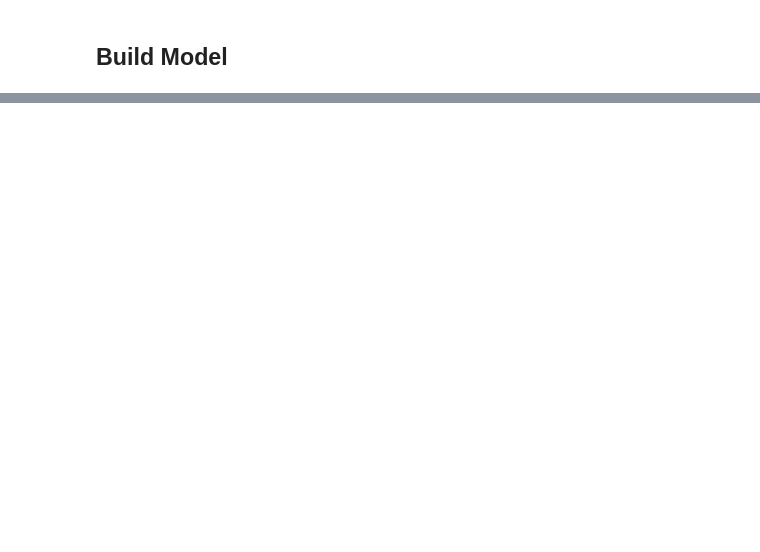
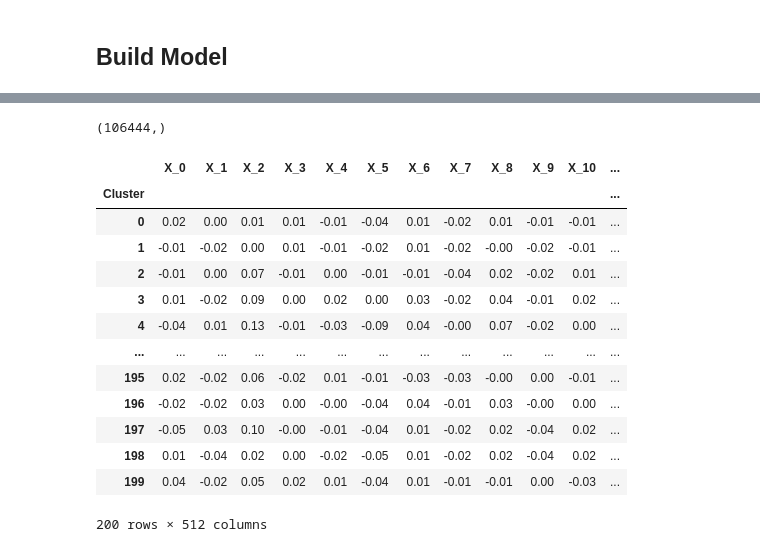
Before and after one commit to freedomszeto/WeChatCompetition_2021, a Jupyter notebook: WeChat_Data_competition_Freedom.ipynb, the cells around one changed output, grey strips where cells are left out. Cells and saved outputs as stored; diff of their text form; code cells hidden in the pictures; blank space fills up the shorter version.

```diff
--- a/WeChat_Data_competition_Freedom.ipynb
+++ b/WeChat_Data_competition_Freedom.ipynb
@@ -335,0 +363,9 @@ Hello
+# %%
+# DATA PROCESSING
+
+X = df_feed_embeddings_X.iloc[:,1:].values
+X = np.nan_to_num(X)
+
+# sc = StandardScaler()
+# cluster_data = sc.fit_transform(X)
+# print(cl('Cluster data samples : ', attrs = ['bold']), cluster_data[:5])
@@ -335,0 +399,27 @@ Hello
+# %%
+###K-means clustering
+clusters = 200
+model = KMeans(n_clusters=clusters)
+model.fit(X)
+model.labels_.shape
+# %% [output]
+(106444,)
+# %%
+###Clustering result
+df_feed_embeddings_X["Cluster"] = model.labels_
+df_feed_embeddings_X.iloc[:,1:].groupby('Cluster').mean().round(2)
+# %% [output]
+|  | X_0 | X_1 | X_2 | X_3 | X_4 | X_5 | X_6 | X_7 | X_8 | X_9 | X_10 | ... |
+| Cluster |  |  |  |  |  |  |  |  |  |  |  | ... |
+| 0 | 0.02 | 0.00 | 0.01 | 0.01 | -0.01 | -0.04 | 0.01 | -0.02 | 0.01 | -0.01 | -0.01 | ... |
+| 1 | -0.01 | -0.02 | 0.00 | 0.01 | -0.01 | -0.02 | 0.01 | -0.02 | -0.00 | -0.02 | -0.01 | ... |
+| 2 | -0.01 | 0.00 | 0.07 | -0.01 | 0.00 | -0.01 | -0.01 | -0.04 | 0.02 | -0.02 | 0.01 | ... |
+| 3 | 0.01 | -0.02 | 0.09 | 0.00 | 0.02 | 0.00 | 0.03 | -0.02 | 0.04 | -0.01 | 0.02 | ... |
+| 4 | -0.04 | 0.01 | 0.13 | -0.01 | -0.03 | -0.09 | 0.04 | -0.00 | 0.07 | -0.02 | 0.00 | ... |
+| ... | ... | ... | ... | ... | ... | ... | ... | ... | ... | ... | ... | ... |
+| 195 | 0.02 | -0.02 | 0.06 | -0.02 | 0.01 | -0.01 | -0.03 | -0.03 | -0.00 | 0.00 | -0.01 | ... |
+| 196 | -0.02 | -0.02 | 0.03 | 0.00 | -0.00 | -0.04 | 0.04 | -0.01 | 0.03 | -0.00 | 0.00 | ... |
+| 197 | -0.05 | 0.03 | 0.10 | -0.00 | -0.01 | -0.04 | 0.01 | -0.02 | 0.02 | -0.04 | 0.02 | ... |
+| 198 | 0.01 | -0.04 | 0.02 | 0.00 | -0.02 | -0.05 | 0.01 | -0.02 | 0.02 | -0.04 | 0.02 | ... |
+| 199 | 0.04 | -0.02 | 0.05 | 0.02 | 0.01 | -0.04 | 0.01 | -0.01 | -0.01 | 0.00 | -0.03 | ... |
+200 rows × 512 columns
```
Also changed, not shown: parts of 25 cells of this notebook.
